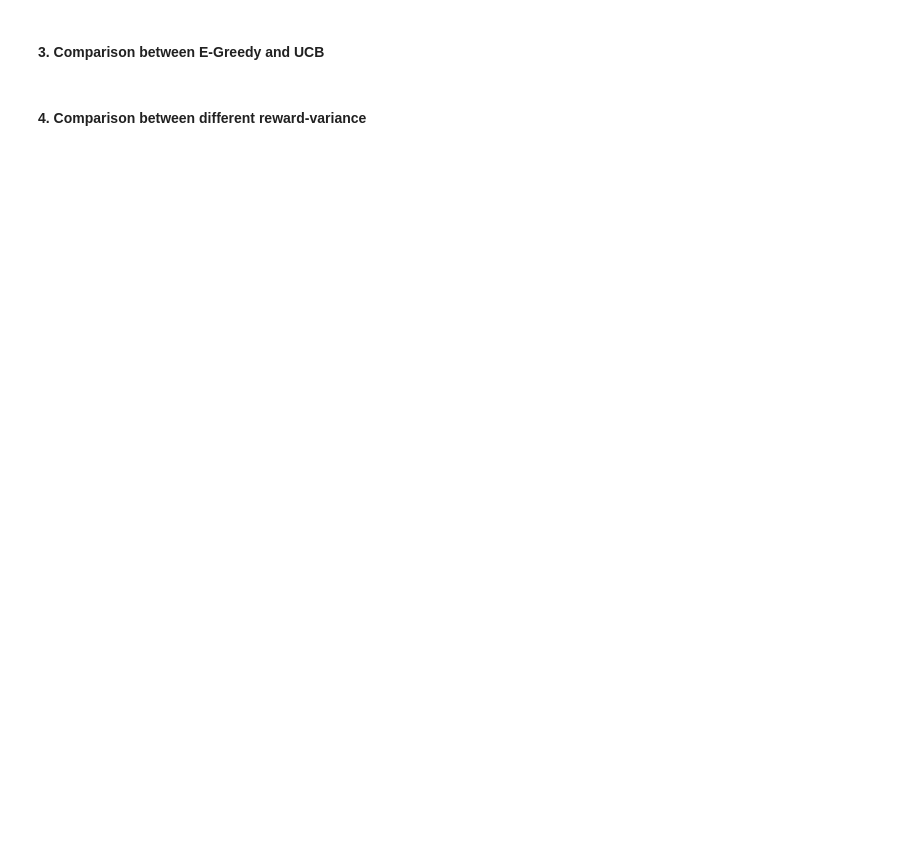
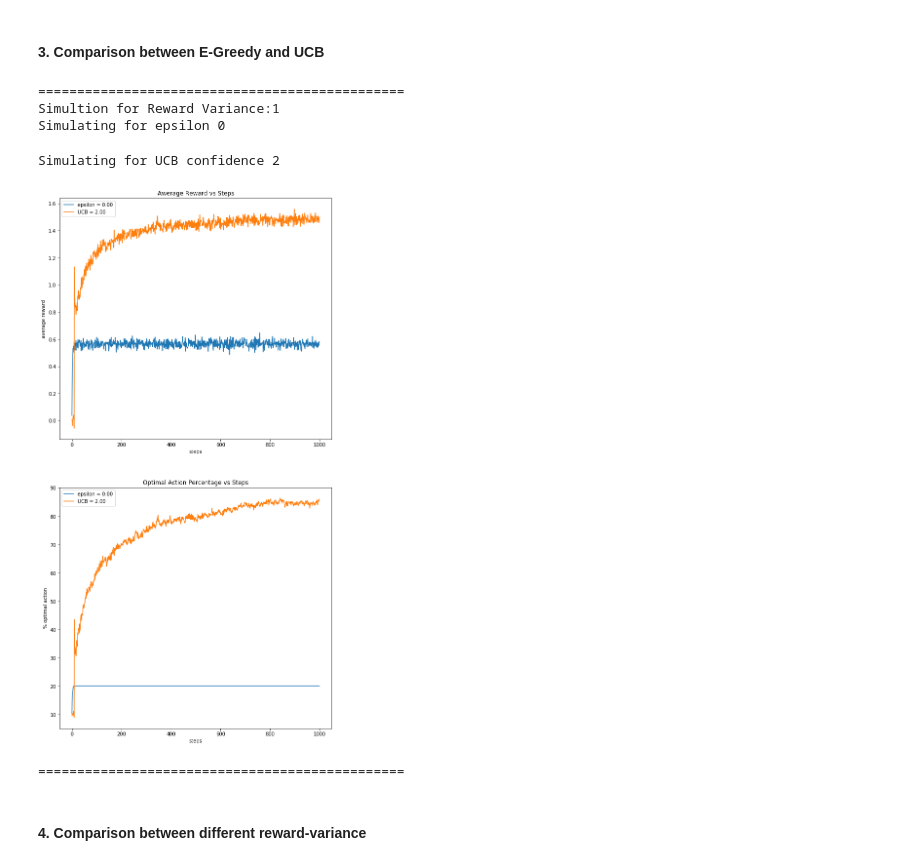
Before and after one commit to sharmilisrinivasan/RL, a Jupyter notebook: IISc_Assignments/10ArmBandit/10 Arm Bandit Assignment.ipynb, the cells around one changed output. Saved outputs shown, nothing was run; the diff lists cells and outputs as text; code cells hidden in the pictures; blank space fills up the shorter version.

```diff
--- a/IISc_Assignments/10ArmBandit/10 Arm Bandit Assignment.ipynb
+++ b/IISc_Assignments/10ArmBandit/10 Arm Bandit Assignment.ipynb
@@ -222,10 +287,17 @@ experiment.run()
 # %%
 experiment = Experiment(no_arms=10, time_instances=1000, no_runs=2000,
                         reward_variance_list= [1],
                         epsilon_list=[0],
                         ucb_conf_list=[2],
-                        plot_save_path="sample_{}.png")
+                        plot_save_path=None)
 experiment.run()
+# %% [output]
+===============================================
+Simultion for Reward Variance:1
+Simulating for epsilon 0
+Simulating for UCB confidence 2
+[figure, added]
+===============================================
 # %% [markdown]
 #### 4. Comparison between different reward-variance
 # %%
```
Also changed, not shown: parts of 8 cells of this notebook, 4 other files.
